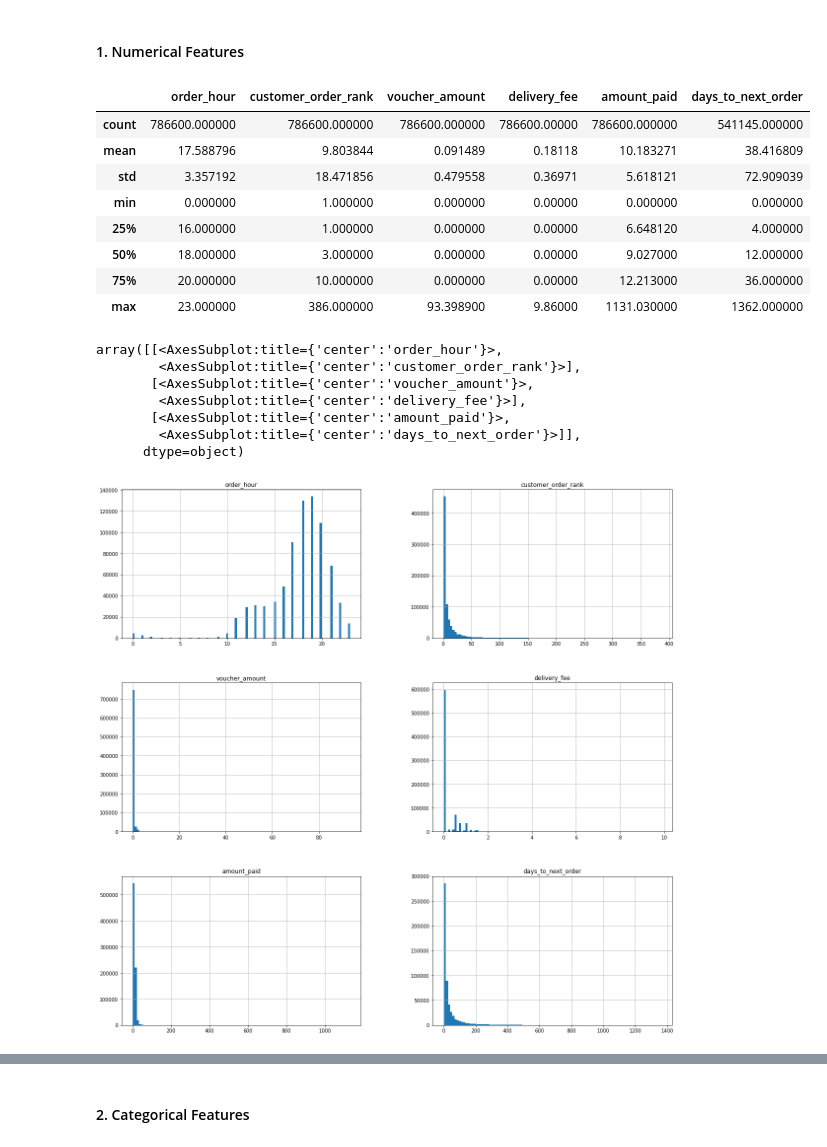
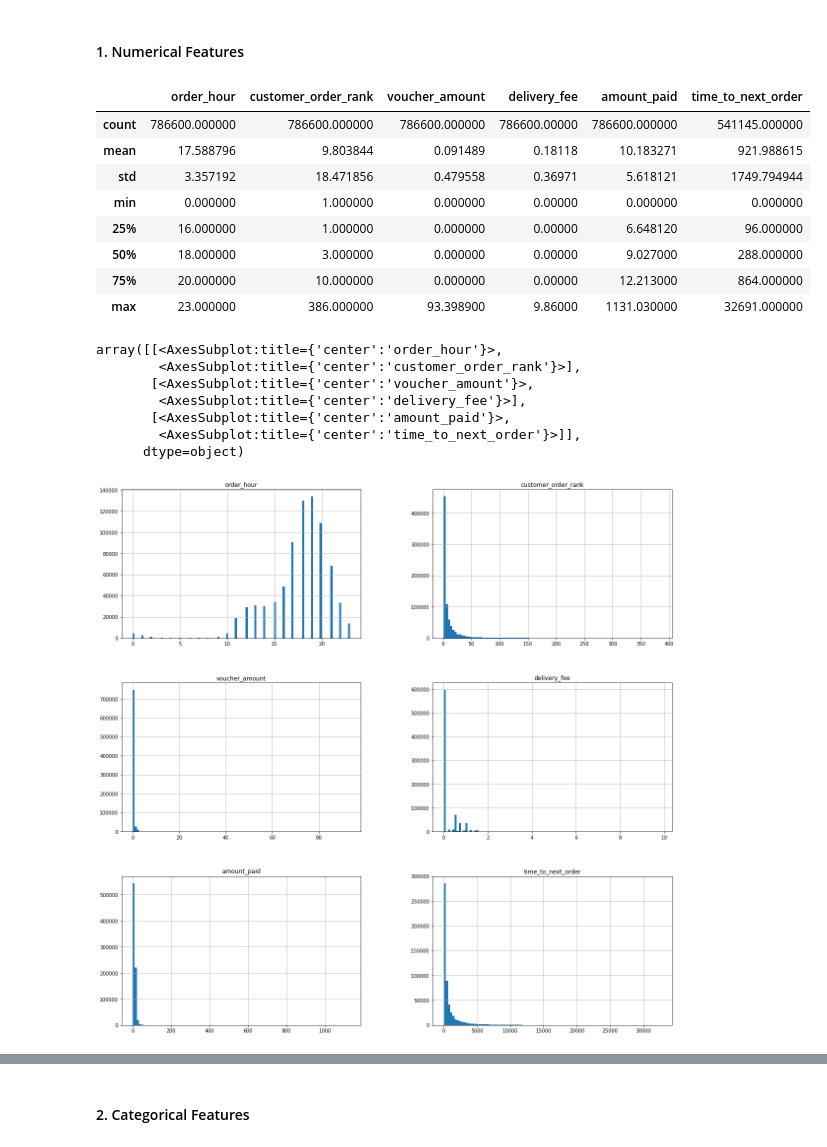
Before and after one commit to amr-jawwad/dragon-fruit, a Jupyter notebook: exploration_notebooks/01_EDA.ipynb, the cells around one changed output, grey strips where cells are left out. Drawn from its saved outputs; the diff is of its cells as text; code cells hidden in the pictures.

Commit message:
Shifting thinking in difference in days, to difference in hours

```diff
--- a/exploration_notebooks/01_EDA.ipynb
+++ b/exploration_notebooks/01_EDA.ipynb
@@ -109,21 +109,21 @@ Data
 #### 1. Numerical Features
 # %%
 #Features that are numeric in nature
-numeric_features = ['order_hour', 'customer_order_rank', 'voucher_amount', 'delivery_fee', 'amount_paid', 'days_to_next_order']
+numeric_features = ['order_hour', 'customer_order_rank', 'voucher_amount', 'delivery_fee', 'amount_paid', 'time_to_next_order']
 
 #Checking for non-sensical values (e.g. negative values, order_hour>23, and so on.)
 Data[numeric_features].describe()
 #Outside order_hour, it seems we have long tails in the distributions
 # %% [output]
-|  | order_hour | customer_order_rank | voucher_amount | delivery_fee | amount_paid | days_to_next_order |
+|  | order_hour | customer_order_rank | voucher_amount | delivery_fee | amount_paid | time_to_next_order |
 | count | 786600.000000 | 786600.000000 | 786600.000000 | 786600.00000 | 786600.000000 | 541145.000000 |
-| mean | 17.588796 | 9.803844 | 0.091489 | 0.18118 | 10.183271 | 38.416809 |
-| std | 3.357192 | 18.471856 | 0.479558 | 0.36971 | 5.618121 | 72.909039 |
+| mean | 17.588796 | 9.803844 | 0.091489 | 0.18118 | 10.183271 | 921.988615 |
+| std | 3.357192 | 18.471856 | 0.479558 | 0.36971 | 5.618121 | 1749.794944 |
 | min | 0.000000 | 1.000000 | 0.000000 | 0.00000 | 0.000000 | 0.000000 |
-| 25% | 16.000000 | 1.000000 | 0.000000 | 0.00000 | 6.648120 | 4.000000 |
-| 50% | 18.000000 | 3.000000 | 0.000000 | 0.00000 | 9.027000 | 12.000000 |
-| 75% | 20.000000 | 10.000000 | 0.000000 | 0.00000 | 12.213000 | 36.000000 |
-| max | 23.000000 | 386.000000 | 93.398900 | 9.86000 | 1131.030000 | 1362.000000 |
+| 25% | 16.000000 | 1.000000 | 0.000000 | 0.00000 | 6.648120 | 96.000000 |
+| 50% | 18.000000 | 3.000000 | 0.000000 | 0.00000 | 9.027000 | 288.000000 |
+| 75% | 20.000000 | 10.000000 | 0.000000 | 0.00000 | 12.213000 | 864.000000 |
+| max | 23.000000 | 386.000000 | 93.398900 | 9.86000 | 1131.030000 | 32691.000000 |
 # %%
 #Checking the distribtutions of the variables
 Data[numeric_features].hist(bins=100, figsize=(20,20))
@@ -134,9 +134,9 @@ array([[<AxesSubplot:title={'center':'order_hour'}>,
        [<AxesSubplot:title={'center':'voucher_amount'}>,
         <AxesSubplot:title={'center':'delivery_fee'}>],
        [<AxesSubplot:title={'center':'amount_paid'}>,
-        <AxesSubplot:title={'center':'days_to_next_order'}>]],
+        <AxesSubplot:title={'center':'time_to_next_order'}>]],
       dtype=object)
-[figure, old version]
+[figure, new version]
 # %%
 #Checking for correlated variables
 Data[numeric_features].corr()
```
Also changed, not shown: parts of 3 cells of this notebook, 3 other files.
